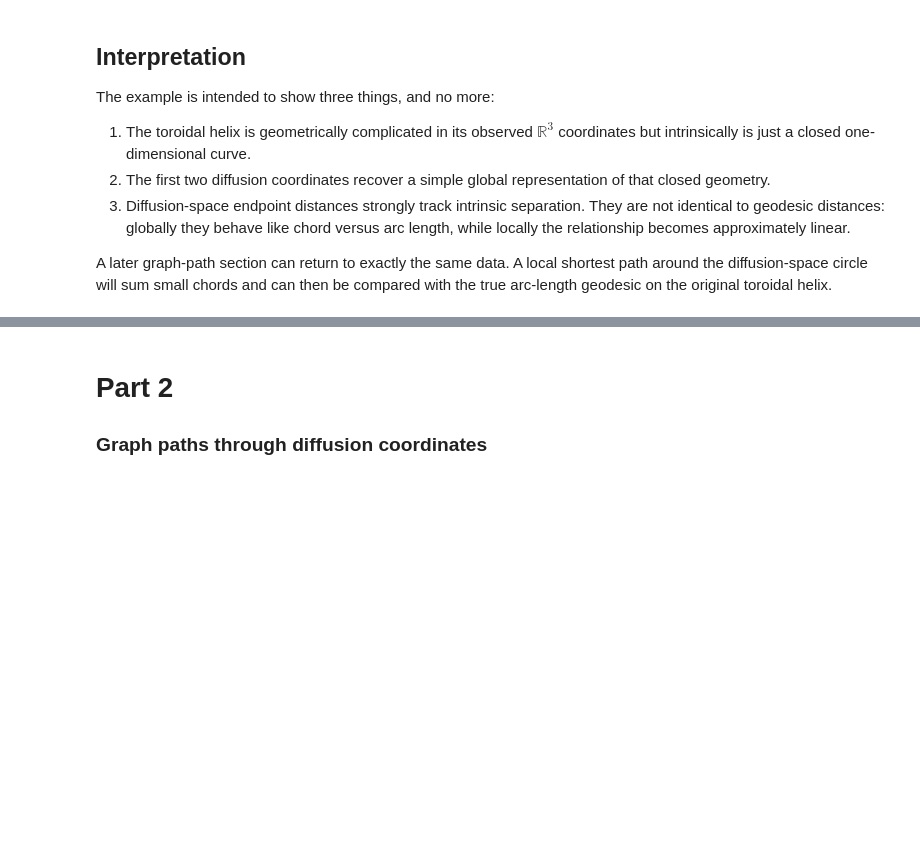
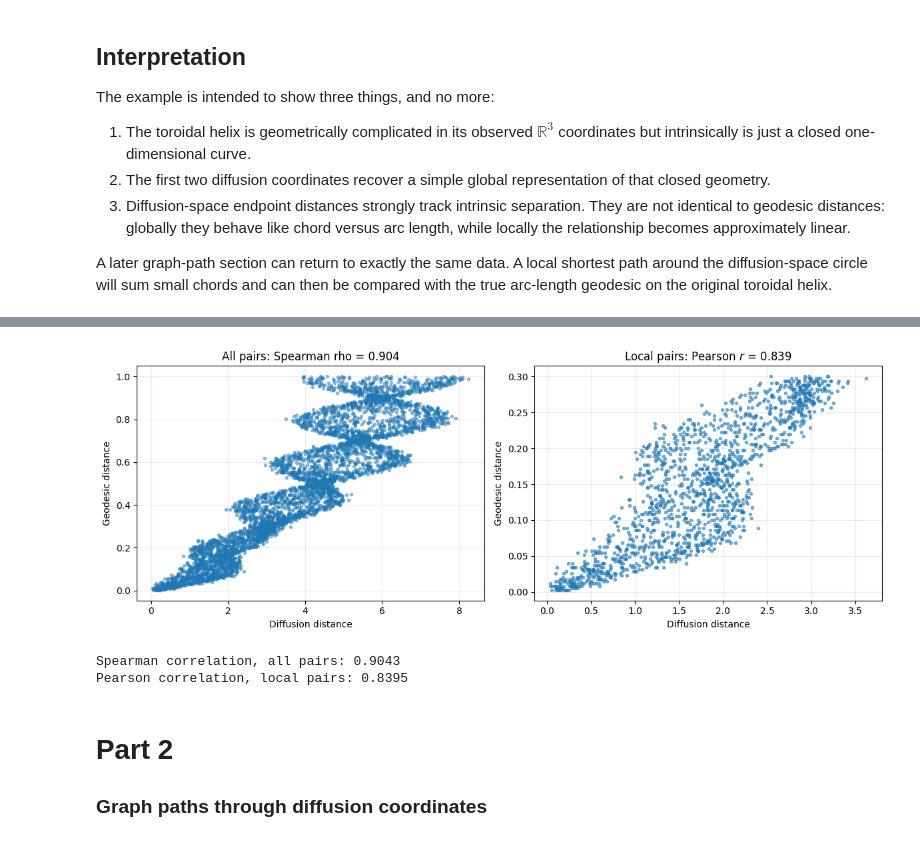
Before and after one commit to adamfowliee/JDKF_Starter, a Jupyter notebook: dissertation_brief/diffusion_toy_example.ipynb, the cells around one changed output, grey strips where cells are left out. Drawn from its saved outputs; the diff is of its cells as text; code cells hidden in the pictures; blank space fills up the shorter version.

```diff
--- a/dissertation_brief/diffusion_toy_example.ipynb
+++ b/dissertation_brief/diffusion_toy_example.ipynb
@@ -260,11 +260,29 @@ def diffusion_distance(Psi, pairs):
     diffs = Psi[pairs[:, 0]] - Psi[pairs[:, 1]]
     return np.linalg.norm(diffs, axis=1)
 
+def plot_correlation(d_geo, D_reduction):
+    # Local pairs: less than 30% of the maximum possible geodesic separation.
+    local_mask = d_geo_norm < 0.30
 
-pairs = create_pairs(len(X), n_pairs=5000, seed=0)
+    spearman_all = spearmanr(D_reduction, d_geo_norm).statistic
+    pearson_local = pearsonr(D_reduction[local_mask], d_geo_norm[local_mask]).statistic
 
-d_geo = intrinsic_dist_helix(s, L, pairs)
-D_diff = diffusion_distance(Psi, pairs)
+    fig, axes = plt.subplots(1, 2, figsize=(12, 4.5))
 
-print(f"Maximum possible helix geodesic distance L/2: {L / 2:.4f}")
-print(f"Number of sampled pairs: {len(pairs)}")
+    axes[0].scatter(D_reduction, d_geo_norm, s=9, alpha=0.45)
+    axes[0].set_xlabel("Diffusion distance")
+    axes[0].set_ylabel("Geodesic distance")
+    axes[0].set_title(f"All pairs: Spearman rho = {spearman_all:.3f}")
+    axes[0].grid(alpha=0.25)
+
+    axes[1].scatter(D_reduction[local_mask], d_geo_norm[local_mask], s=9, alpha=0.55)
+    axes[1].set_xlabel("Diffusion distance")
+    axes[1].set_ylabel("Geodesic distance")
+    axes[1].set_title(f"Local pairs: Pearson $r$ = {pearson_local:.3f}")
+    axes[1].grid(alpha=0.25)
+
+    plt.tight_layout()
+    plt.show()
+
+    print(f"Spearman correlation, all pairs: {spearman_all:.4f}")
+    print(f"Pearson correlation, local pairs: {pearson_local:.4f}")
@@ -345,3 +338,11 @@ plt.show()
+# %%
+D_pca = diffusion_distance(X_pca, pairs)
+
+plot_correlation(d_geo, D_pca)
+# %% [output]
+[figure, added]
+Spearman correlation, all pairs: 0.9043
+Pearson correlation, local pairs: 0.8395
 # %% [markdown]
 # Part 2
 ### Graph paths through diffusion coordinates
```
Also changed, not shown: parts of 27 cells of this notebook, 21 other files.
